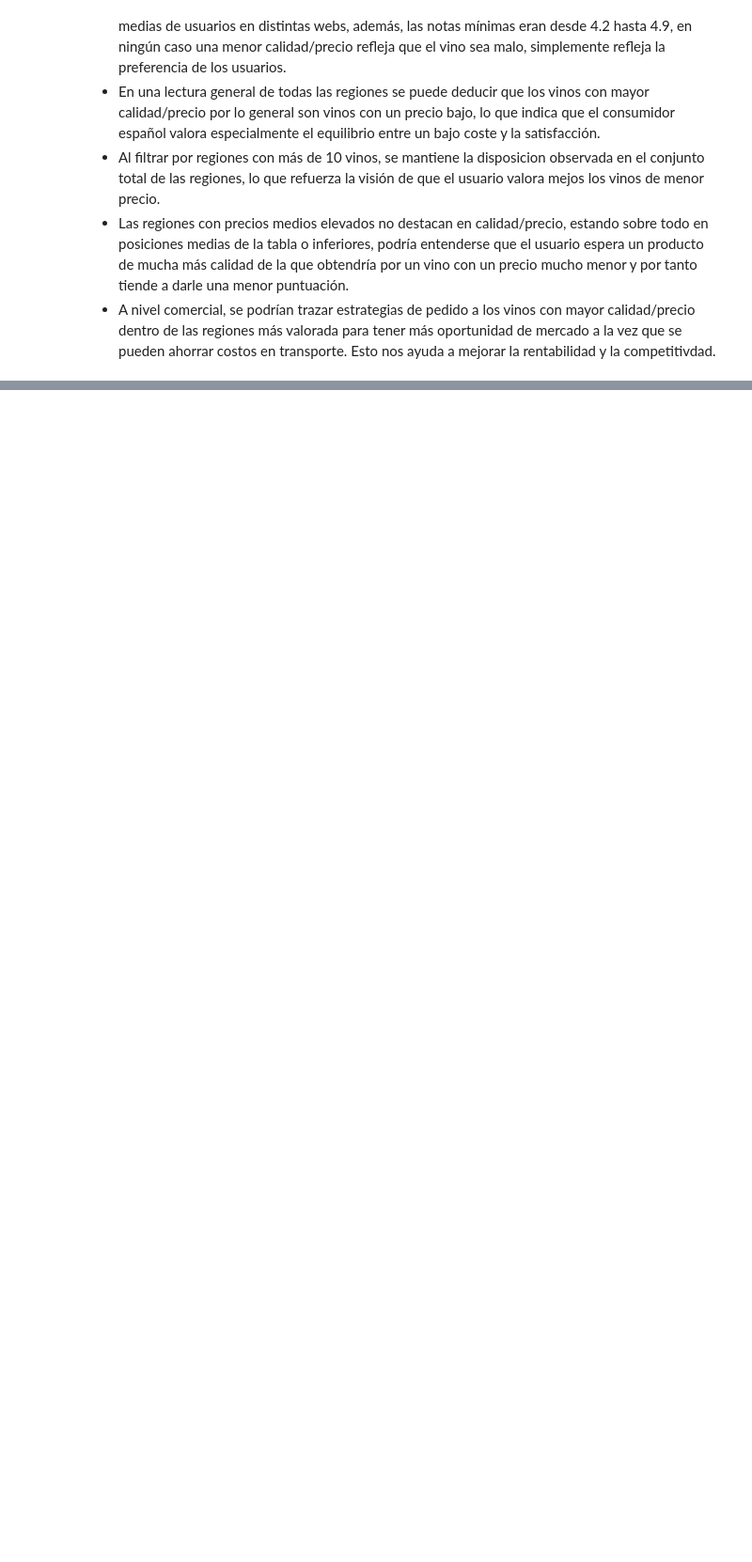
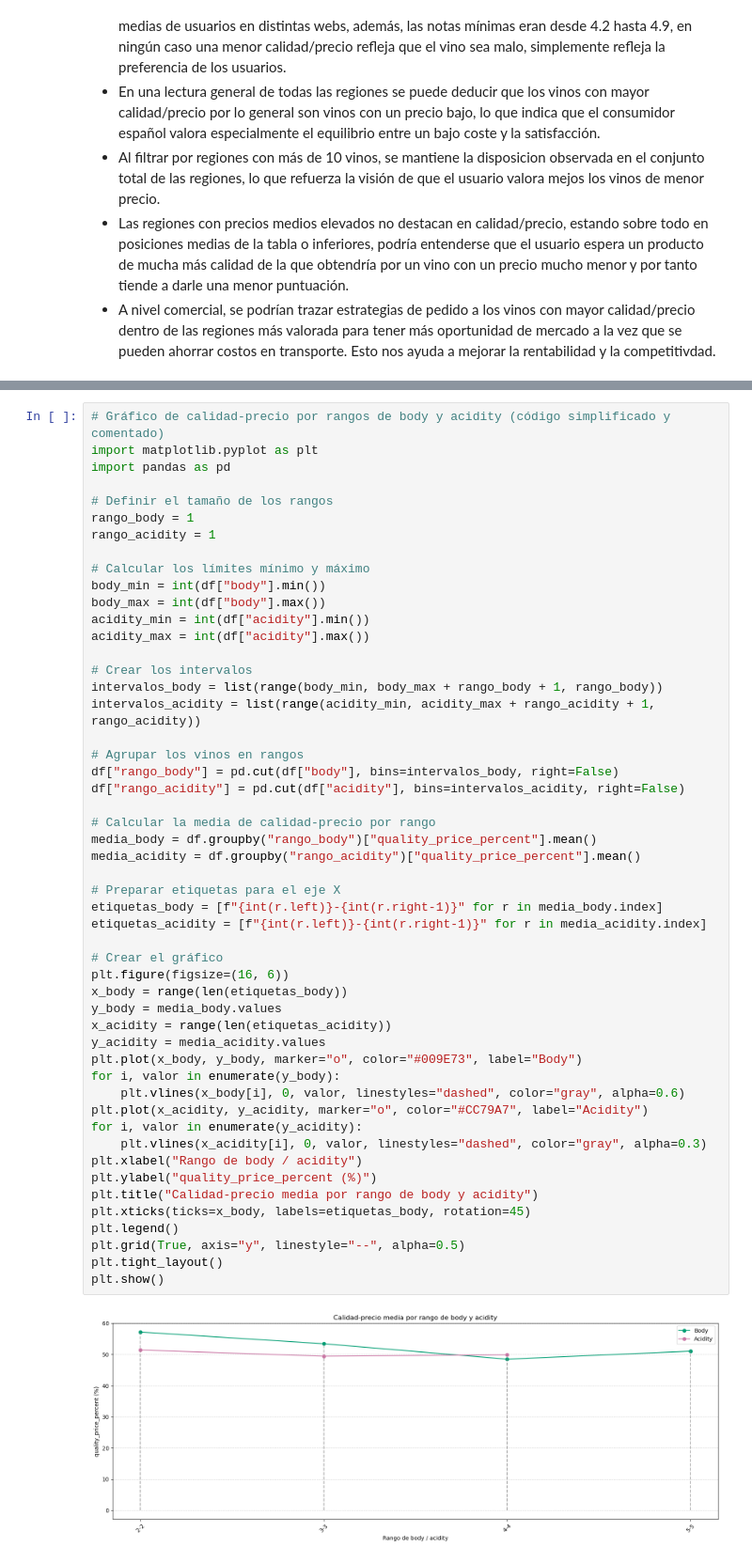
Before and after one commit to IRF1991/wine_test_dataset, a Jupyter notebook: notebooks/spanish_wine_visualization.ipynb, the cells around one changed output, grey strips where cells are left out. Shown at 94% size. Drawn from its saved outputs; the diff is of its cells as text; blank space fills up the shorter version.

```diff
--- a/notebooks/spanish_wine_visualization.ipynb
+++ b/notebooks/spanish_wine_visualization.ipynb
@@ -193,0 +285,53 @@ plt.show()
+# %%
+# Gráfico de calidad-precio por rangos de body y acidity (código simplificado y comentado)
+import matplotlib.pyplot as plt
+import pandas as pd
+
+# Definir el tamaño de los rangos
+rango_body = 1
+rango_acidity = 1
+
+# Calcular los límites mínimo y máximo
+body_min = int(df["body"].min())
+body_max = int(df["body"].max())
+acidity_min = int(df["acidity"].min())
+acidity_max = int(df["acidity"].max())
+
+# Crear los intervalos
+intervalos_body = list(range(body_min, body_max + rango_body + 1, rango_body))
+intervalos_acidity = list(range(acidity_min, acidity_max + rango_acidity + 1, rango_acidity))
+
+# Agrupar los vinos en rangos
+df["rango_body"] = pd.cut(df["body"], bins=intervalos_body, right=False)
+df["rango_acidity"] = pd.cut(df["acidity"], bins=intervalos_acidity, right=False)
+
+# Calcular la media de calidad-precio por rango
+media_body = df.groupby("rango_body")["quality_price_percent"].mean()
+media_acidity = df.groupby("rango_acidity")["quality_price_percent"].mean()
+
+# Preparar etiquetas para el eje X
+etiquetas_body = [f"{int(r.left)}-{int(r.right-1)}" for r in media_body.index]
+etiquetas_acidity = [f"{int(r.left)}-{int(r.right-1)}" for r in media_acidity.index]
+
+# Crear el gráfico
+plt.figure(figsize=(16, 6))
+x_body = range(len(etiquetas_body))
+y_body = media_body.values
+x_acidity = range(len(etiquetas_acidity))
+y_acidity = media_acidity.values
+plt.plot(x_body, y_body, marker="o", color="#009E73", label="Body")
+for i, valor in enumerate(y_body):
+    plt.vlines(x_body[i], 0, valor, linestyles="dashed", color="gray", alpha=0.6)
+plt.plot(x_acidity, y_acidity, marker="o", color="#CC79A7", label="Acidity")
+for i, valor in enumerate(y_acidity):
+    plt.vlines(x_acidity[i], 0, valor, linestyles="dashed", color="gray", alpha=0.3)
+plt.xlabel("Rango de body / acidity")
+plt.ylabel("quality_price_percent (%)")
+plt.title("Calidad-precio media por rango de body y acidity")
+plt.xticks(ticks=x_body, labels=etiquetas_body, rotation=45)
+plt.legend()
+plt.grid(True, axis="y", linestyle="--", alpha=0.5)
+plt.tight_layout()
+plt.show()
+# %% [output]
+[figure, added]
```
Also changed, not shown: parts of 13 cells of this notebook.
